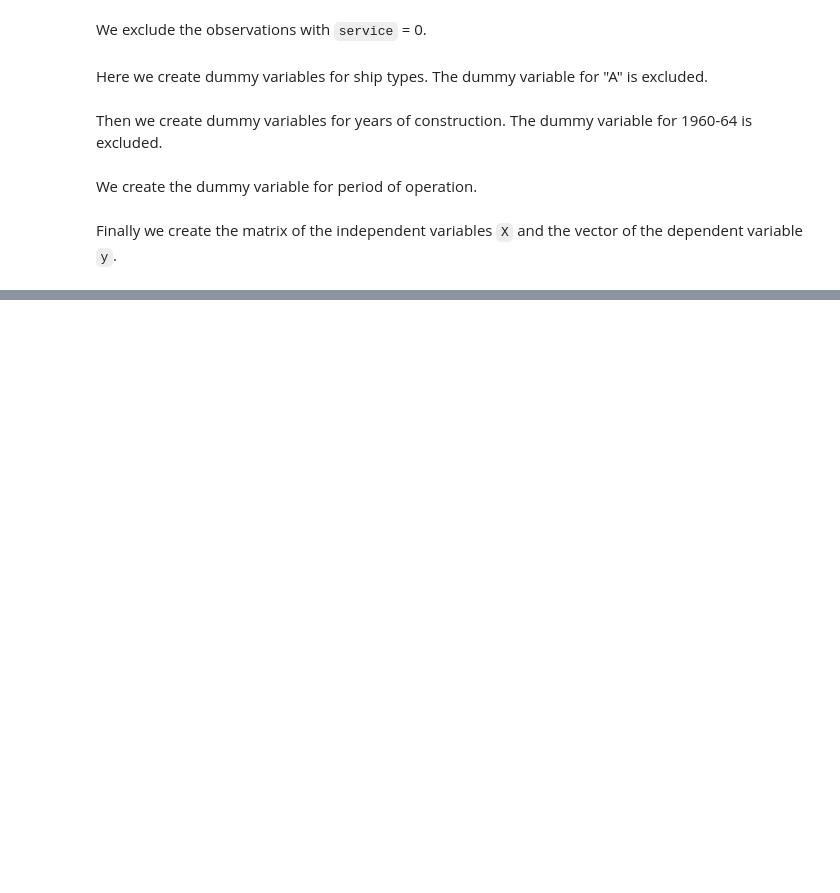
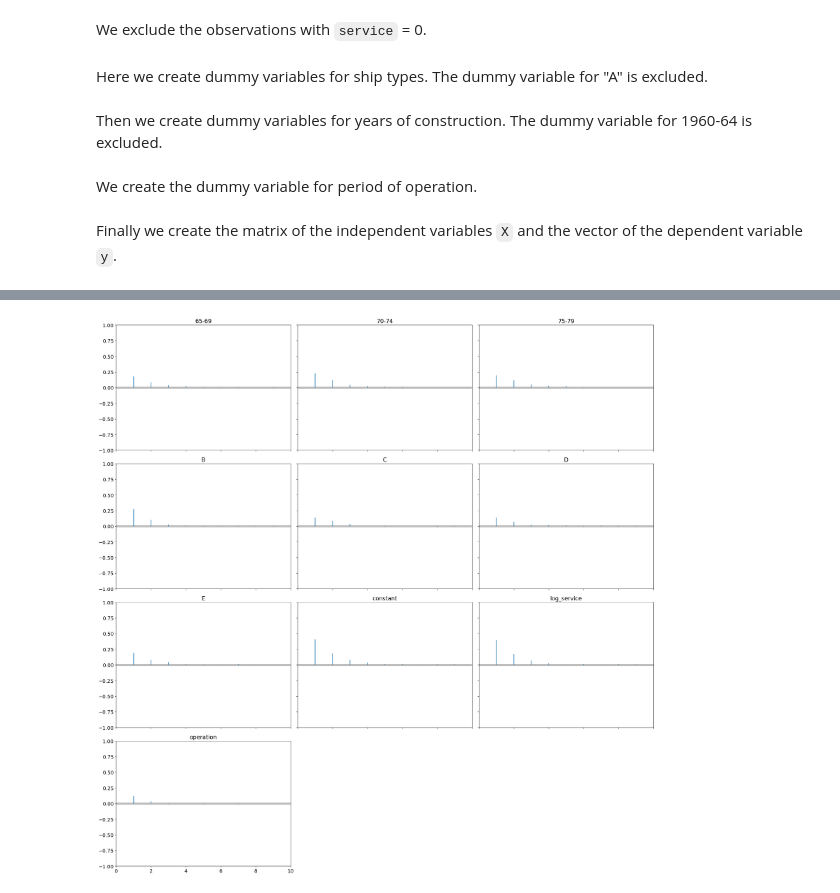
Before and after one commit to nakatsuma/probability_and_statistics, a Jupyter notebook: notebook-a/ships_damage.ipynb, the cells around one changed output, grey strips where cells are left out. Cells and saved outputs as stored; diff of their text form; code cells hidden in the pictures; blank space fills up the shorter version.

```diff
--- a/notebook-a/ships_damage.ipynb
+++ b/notebook-a/ships_damage.ipynb
@@ -111,3 +111,9 @@ plt.show()
+# %%
+az.plot_autocorr(sim_param, max_lag=10, combined=True)
+plt.tight_layout()
+plt.show()
+# %% [output]
+[figure, added]
 # %%
 az.plot_posterior(sim_param, kind='kde', point_estimate='mean', hdi_prob=0.95)
 plt.tight_layout()
```
Also changed, not shown: parts of 3 cells of this notebook, 9 other files.
